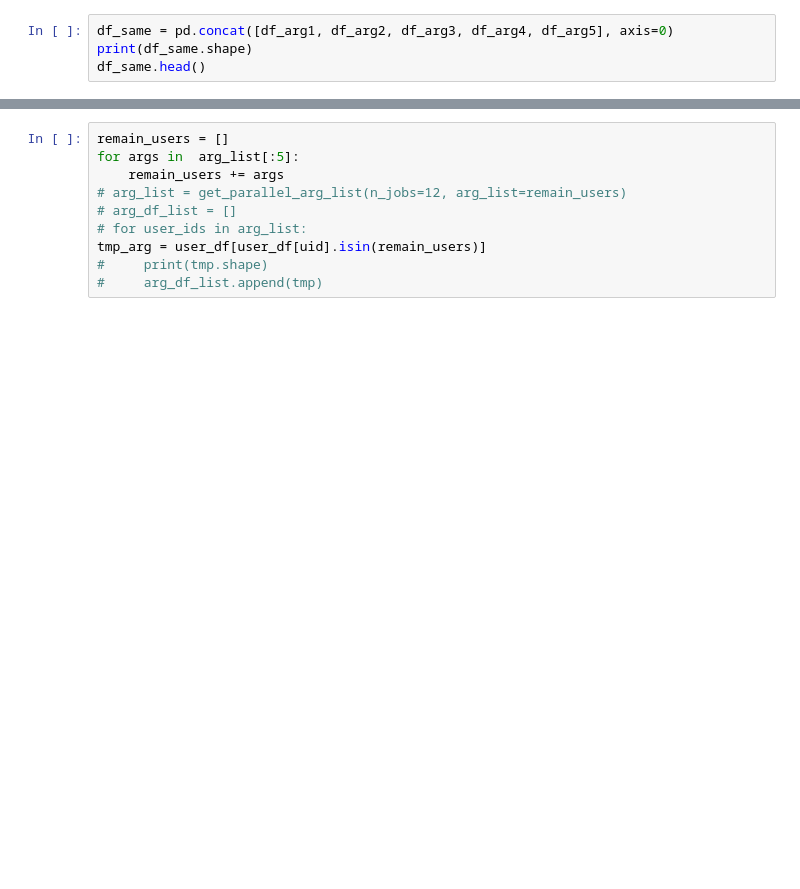
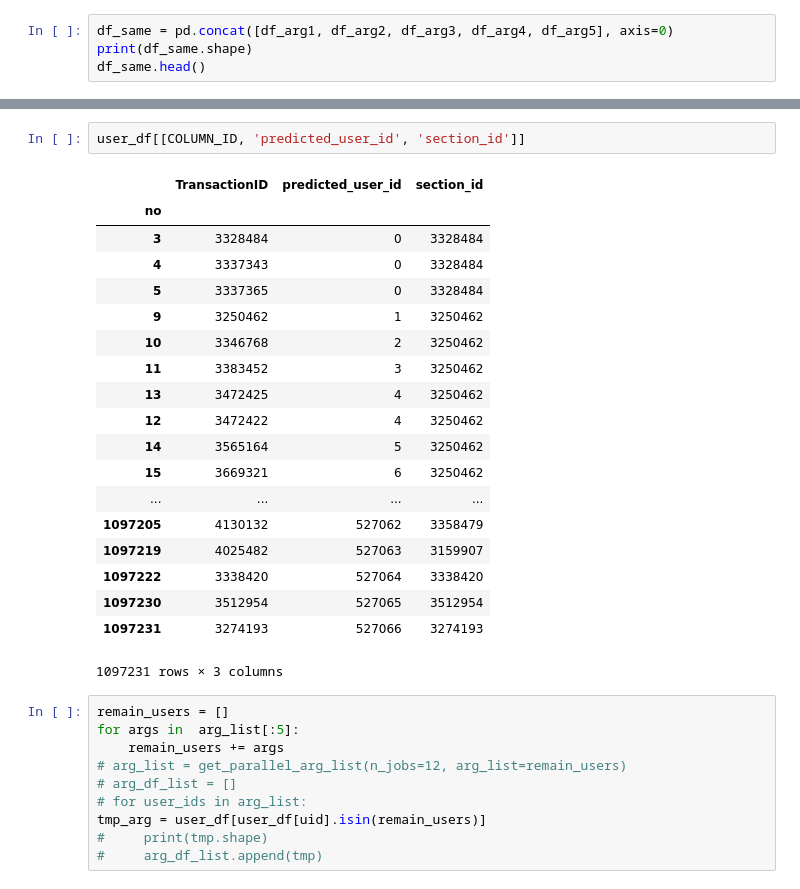
Before and after one commit to yryrgogo/ieee-fraud-5th-place, a Jupyter notebook: src/121_ieee__specific_user-1.ipynb, the cells around one changed output, grey strips where cells are left out. Saved outputs shown, nothing was run; the diff lists cells and outputs as text; blank space fills up the shorter version.

```diff
--- a/src/121_ieee__specific_user-1.ipynb
+++ b/src/121_ieee__specific_user-1.ipynb
@@ -605,3 +607,25 @@ user_df[[COLUMN_ID, 'predicted_user_id', 'section_id']].to_csv('../output/same_u
+# %%
+user_df[[COLUMN_ID, 'predicted_user_id', 'section_id']]
+# %% [output]
+|  | TransactionID | predicted_user_id | section_id |
+| no |  |  |  |
+| 3 | 3328484 | 0 | 3328484 |
+| 4 | 3337343 | 0 | 3328484 |
+| 5 | 3337365 | 0 | 3328484 |
+| 9 | 3250462 | 1 | 3250462 |
+| 10 | 3346768 | 2 | 3250462 |
+| 11 | 3383452 | 3 | 3250462 |
+| 13 | 3472425 | 4 | 3250462 |
+| 12 | 3472422 | 4 | 3250462 |
+| 14 | 3565164 | 5 | 3250462 |
+| 15 | 3669321 | 6 | 3250462 |
+| ... | ... | ... | ... |
+| 1097205 | 4130132 | 527062 | 3358479 |
+| 1097219 | 4025482 | 527063 | 3159907 |
+| 1097222 | 3338420 | 527064 | 3338420 |
+| 1097230 | 3512954 | 527065 | 3512954 |
+| 1097231 | 3274193 | 527066 | 3274193 |
+1097231 rows × 3 columns
 # %%
 remain_users = []
 for args in  arg_list[:5]:
```
Also changed, not shown: parts of 3 cells of this notebook, 14 other files.
